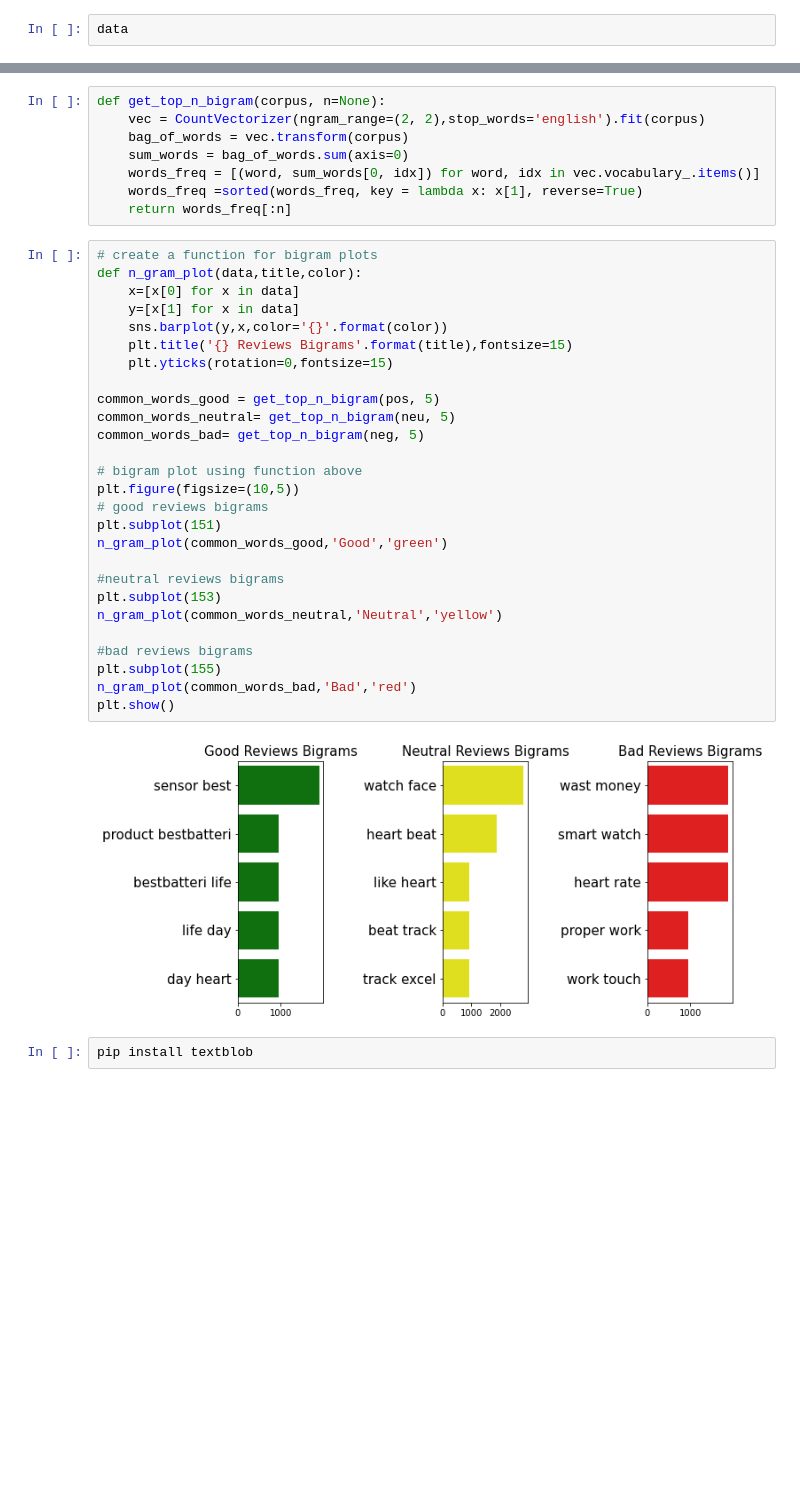
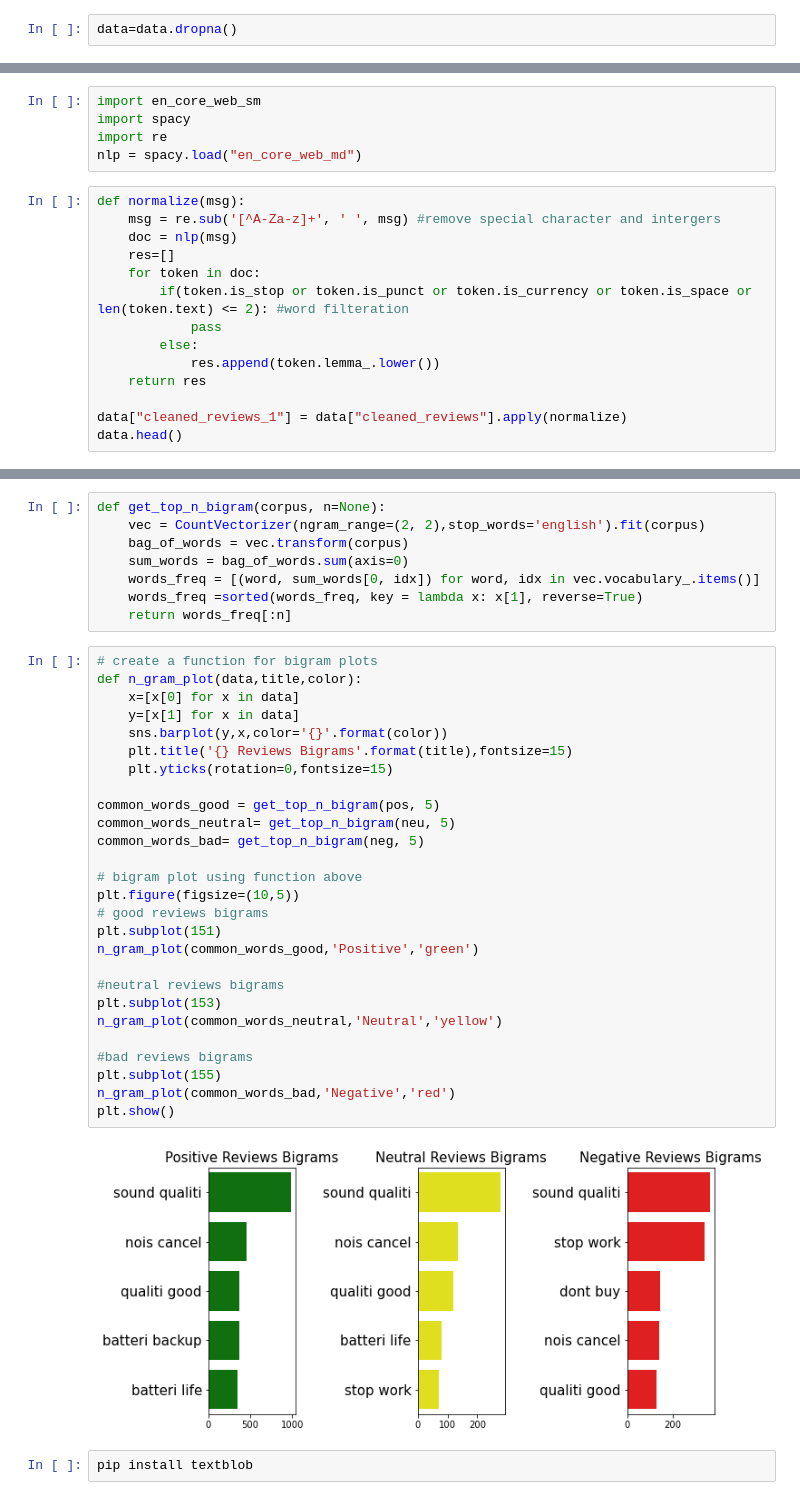
Before and after one commit to Vinaykumar112/Sentiment-Analysis-On-Product-Reviews, a Jupyter notebook: Exploratory Data Analysis.ipynb, the cells around one changed output, grey strips where cells are left out. Cells and saved outputs as stored; diff of their text form; blank space fills up the shorter version.

```diff
--- a/Exploratory Data Analysis.ipynb
+++ b/Exploratory Data Analysis.ipynb
@@ -59,4 +58,4 @@ cleaned_reviews    0
 classes            0
 dtype: int64
 # %%
-data
+data=data.dropna()
@@ -76,0 +80,19 @@ data
+# %%
+import en_core_web_sm
+import spacy
+import re
+nlp = spacy.load("en_core_web_md")
+# %%
+def normalize(msg):
+    msg = re.sub('[^A-Za-z]+', ' ', msg) #remove special character and intergers
+    doc = nlp(msg)
+    res=[]
+    for token in doc:
+        if(token.is_stop or token.is_punct or token.is_currency or token.is_space or len(token.text) <= 2): #word filteration
+            pass
+        else:
+            res.append(token.lemma_.lower())
+    return res
+
+data["cleaned_reviews_1"] = data["cleaned_reviews"].apply(normalize)
+data.head()
@@ -157,32 +216,32 @@ def get_top_n_bigram(corpus, n=None):
 # %%
 # create a function for bigram plots
 def n_gram_plot(data,title,color):
     x=[x[0] for x in data]
     y=[x[1] for x in data]
     sns.barplot(y,x,color='{}'.format(color))
     plt.title('{} Reviews Bigrams'.format(title),fontsize=15)
     plt.yticks(rotation=0,fontsize=15)
 
 common_words_good = get_top_n_bigram(pos, 5)
 common_words_neutral= get_top_n_bigram(neu, 5)
 common_words_bad= get_top_n_bigram(neg, 5)
 
 # bigram plot using function above
 plt.figure(figsize=(10,5))
 # good reviews bigrams
 plt.subplot(151)
-n_gram_plot(common_words_good,'Good','green')
+n_gram_plot(common_words_good,'Positive','green')
 
 #neutral reviews bigrams
 plt.subplot(153)
 n_gram_plot(common_words_neutral,'Neutral','yellow')
 
 #bad reviews bigrams
 plt.subplot(155)
-n_gram_plot(common_words_bad,'Bad','red')
+n_gram_plot(common_words_bad,'Negative','red')
 plt.show()
 # %% [output]
-[figure, old version]
+[figure, new version]
 # %%
 pip install textblob
 # %% [output]
```
Also changed, not shown: parts of 25 cells of this notebook, 4 other files.
